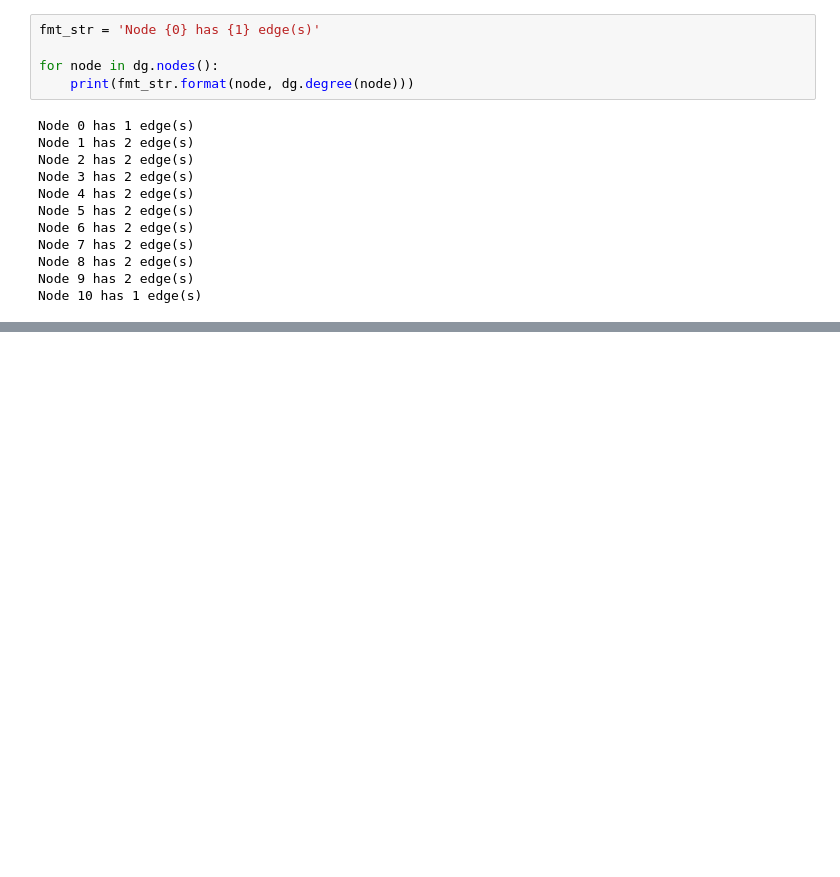
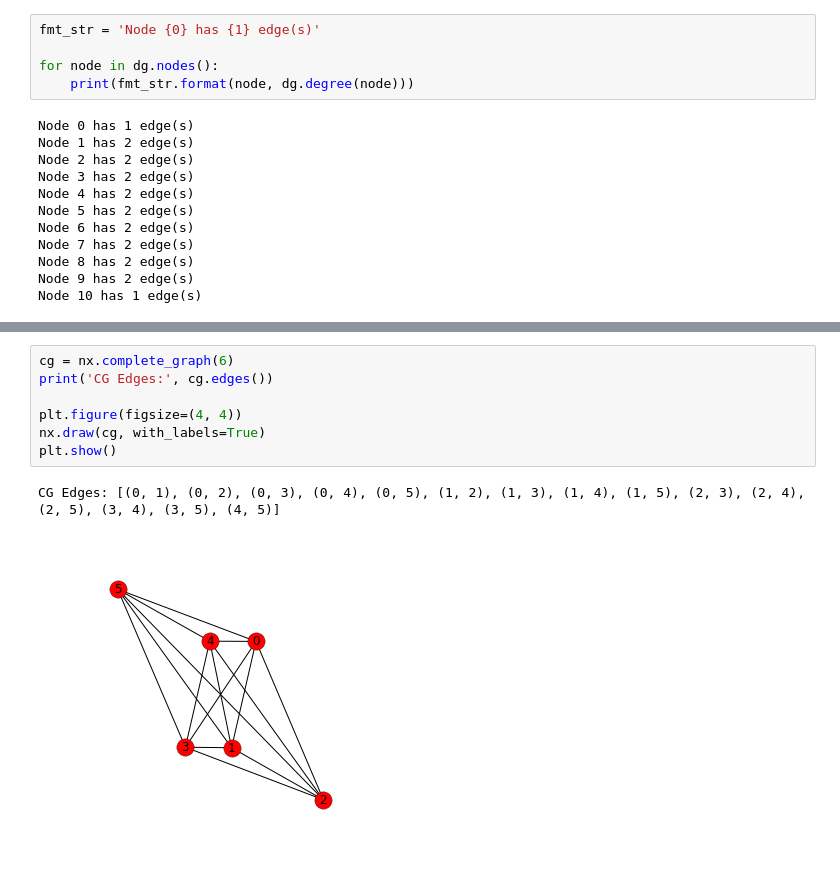
Before and after one commit to lcdm-uiuc/info490-sp16, a Jupyter notebook: Week10/notebooks/intro2na-ga.ipynb, the cells around one changed output, grey strips where cells are left out. Drawn from its saved outputs; the diff is of its cells as text; blank space fills up the shorter version.

```diff
--- a/Week10/notebooks/intro2na-ga.ipynb
+++ b/Week10/notebooks/intro2na-ga.ipynb
@@ -153,0 +218,10 @@ Node 9 connected to Node 10 with Weight 100
+# %%
+cg = nx.complete_graph(6)
+print('CG Edges:', cg.edges())
+
+plt.figure(figsize=(4, 4))
+nx.draw(cg, with_labels=True)
+plt.show()
+# %% [output]
+CG Edges: [(0, 1), (0, 2), (0, 3), (0, 4), (0, 5), (1, 2), (1, 3), (1, 4), (1, 5), (2, 3), (2, 4), (2, 5), (3, 4), (3, 5), (4, 5)]
+[figure, added]
```
Also changed, not shown: parts of 34 cells of this notebook, 1 other file.
